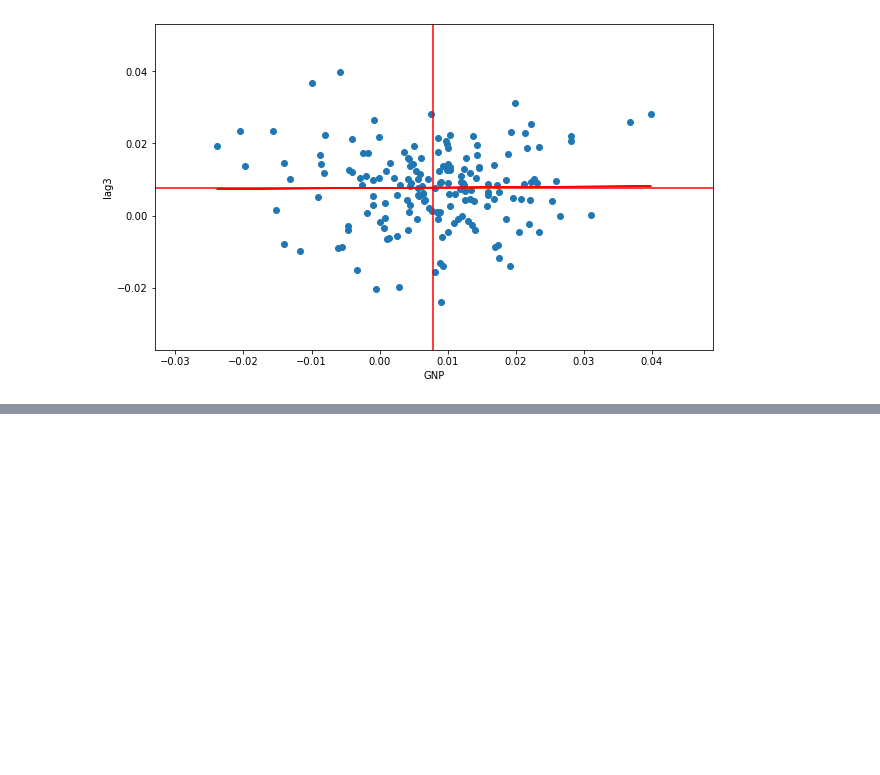
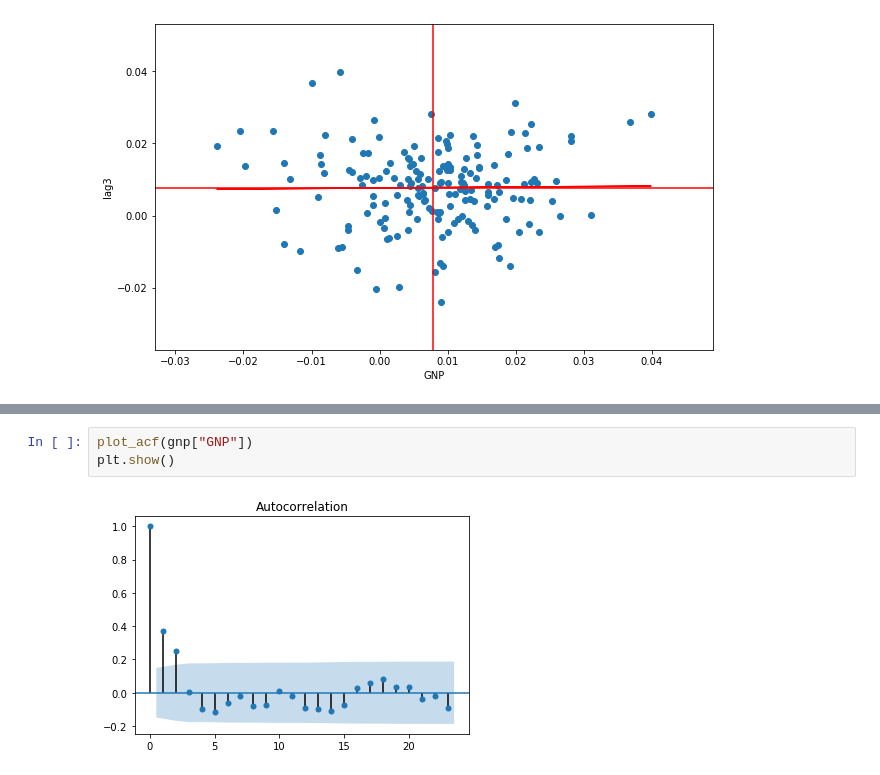
Before and after one commit to GonzaloAGarcia/TSA, a Jupyter notebook: stationary_stochastic_processes.ipynb, the cells around one changed output, grey strips where cells are left out. Cells and saved outputs as stored; diff of their text form; blank space fills up the shorter version.

```diff
--- a/stationary_stochastic_processes.ipynb
+++ b/stationary_stochastic_processes.ipynb
@@ -91,0 +106,5 @@ ax.axhline(y = meanlag3, c = 'r')
+# %%
+plot_acf(gnp["GNP"])
+plt.show()
+# %% [output]
+[figure, added]
```
Also changed, not shown: parts of 3 cells of this notebook.
